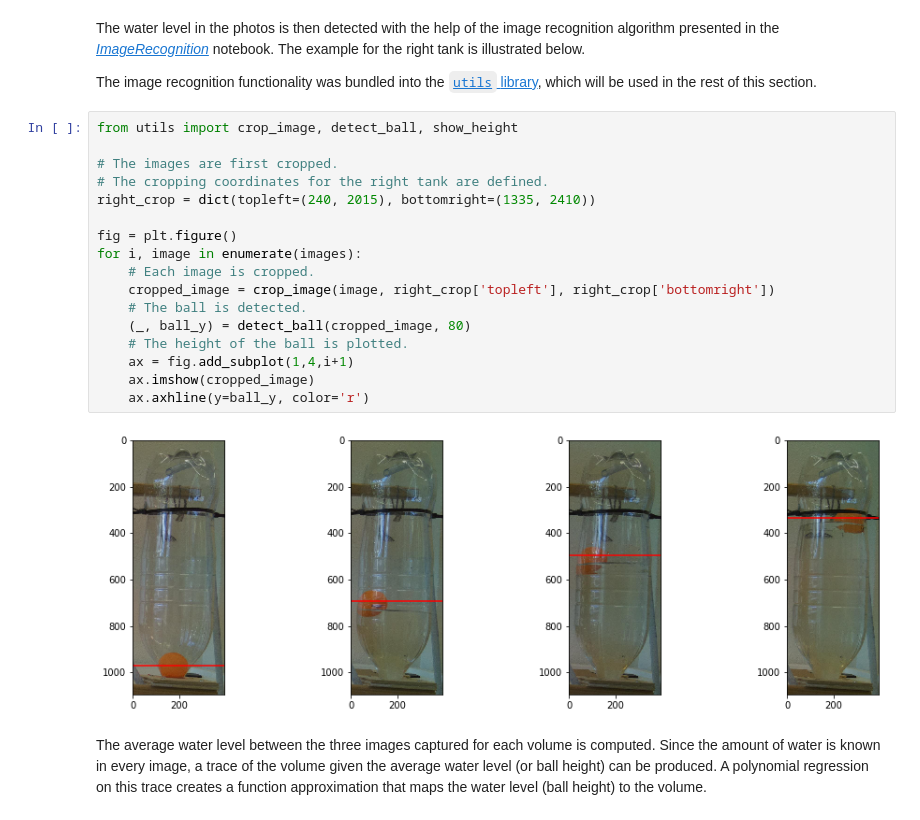
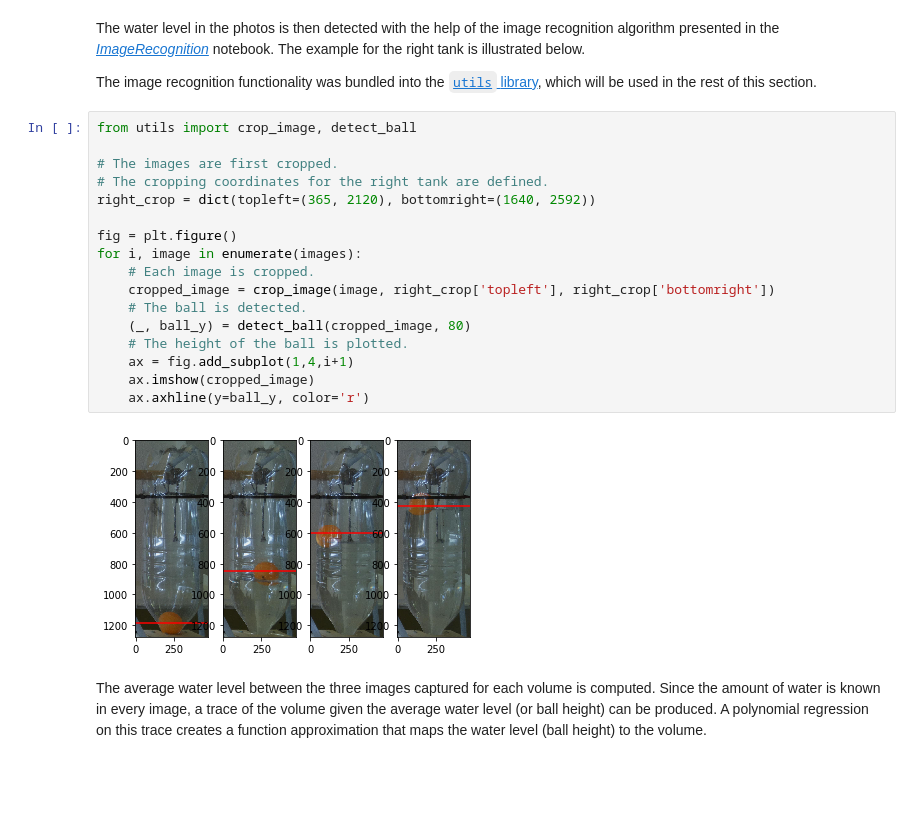
Before and after one commit to crestdsl/CREST, a Jupyter notebook: FlowCalculation.ipynb, the cells around one changed output. Cells and saved outputs as stored; diff of their text form; blank space fills up the shorter version.

```diff
--- a/FlowCalculation.ipynb
+++ b/FlowCalculation.ipynb
@@ -52,24 +52,24 @@ The water level in the photos is then detected with the help of the image recogn
 
 The image recognition functionality was bundled into the [`utils` library](utils.py), which will be used in the rest of this section.
 # %%
-from utils import crop_image, detect_ball, show_height
+from utils import crop_image, detect_ball
 
 # The images are first cropped.
 # The cropping coordinates for the right tank are defined.
-right_crop = dict(topleft=(240, 2015), bottomright=(1335, 2410))
+right_crop = dict(topleft=(365, 2120), bottomright=(1640, 2592))
 
 fig = plt.figure()
 for i, image in enumerate(images):
     # Each image is cropped.
     cropped_image = crop_image(image, right_crop['topleft'], right_crop['bottomright'])
     # The ball is detected.
     (_, ball_y) = detect_ball(cropped_image, 80)
     # The height of the ball is plotted.
     ax = fig.add_subplot(1,4,i+1)
     ax.imshow(cropped_image)
     ax.axhline(y=ball_y, color='r')
 # %% [output]
-[figure, old version]
+[figure, new version]
 # %% [markdown]
 The average water level between the three images captured for each volume is computed. Since the amount of water is known in every image, a trace of the volume given the average water level (or ball height) can be produced. A polynomial regression on this trace creates a function approximation that maps the water level (ball height) to the volume.
 # %%
```
Also changed, not shown: parts of 10 cells of this notebook, 1 other file.
